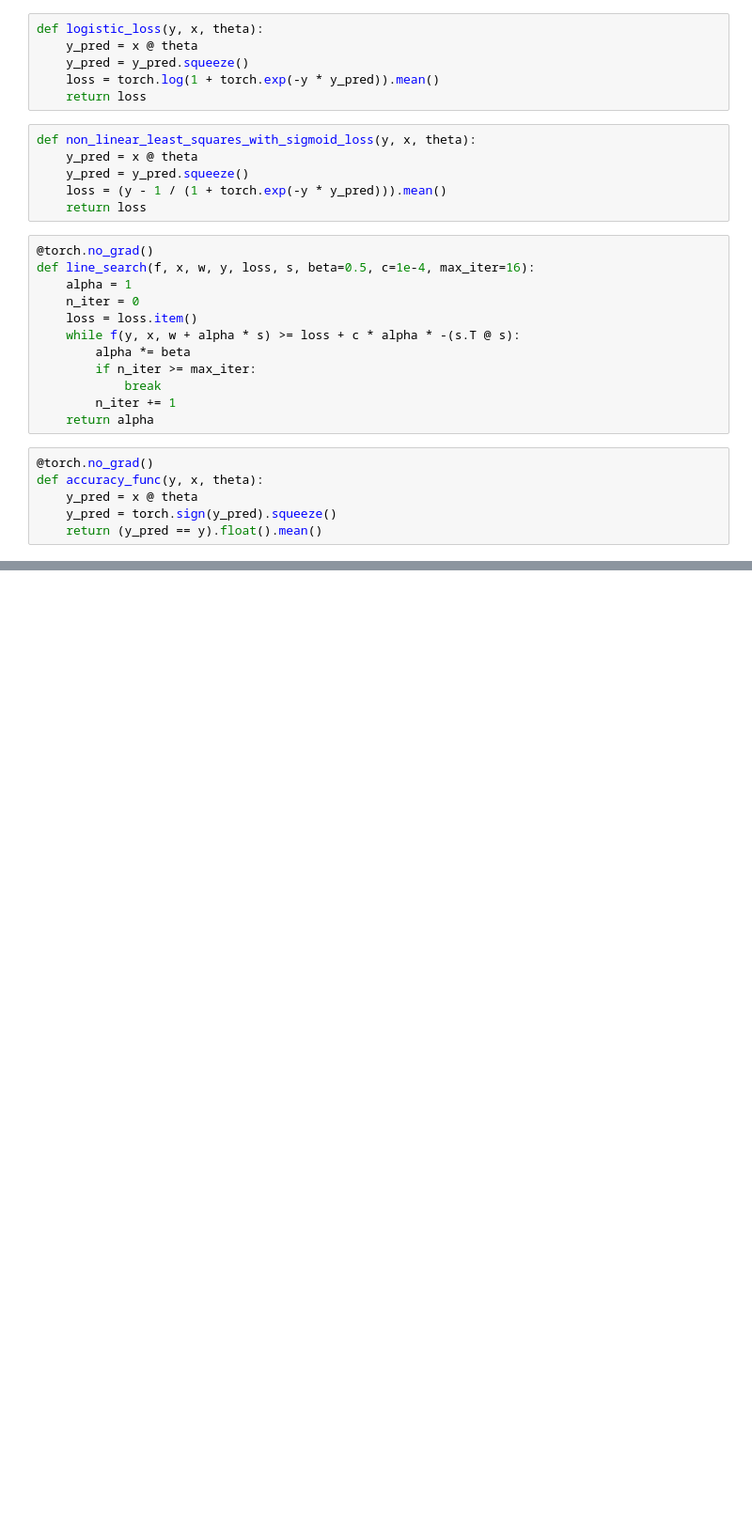
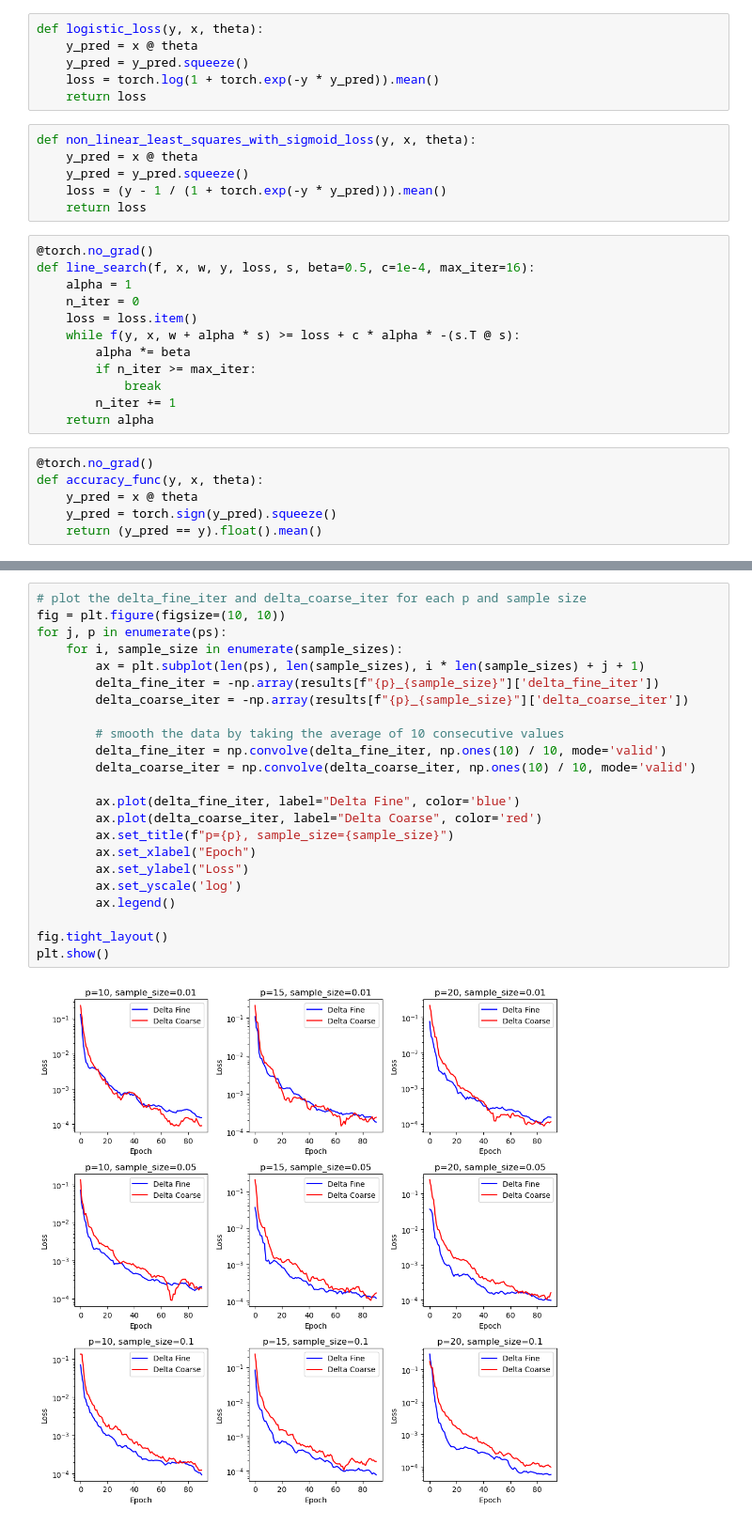
Before and after one commit to Careeza/two-level_project, a Jupyter notebook: project.ipynb, the cells around one changed output, grey strips where cells are left out. Shown at 94% size. Cells and saved outputs as stored; diff of their text form; blank space fills up the shorter version.

```diff
--- a/project.ipynb
+++ b/project.ipynb
@@ -172,0 +353,25 @@ plt.show()
+# %%
+# plot the delta_fine_iter and delta_coarse_iter for each p and sample size
+fig = plt.figure(figsize=(10, 10))
+for j, p in enumerate(ps):
+	for i, sample_size in enumerate(sample_sizes):
+		ax = plt.subplot(len(ps), len(sample_sizes), i * len(sample_sizes) + j + 1)
+		delta_fine_iter = -np.array(results[f"{p}_{sample_size}"]['delta_fine_iter'])
+		delta_coarse_iter = -np.array(results[f"{p}_{sample_size}"]['delta_coarse_iter'])
+
+		# smooth the data by taking the average of 10 consecutive values
+		delta_fine_iter = np.convolve(delta_fine_iter, np.ones(10) / 10, mode='valid')
+		delta_coarse_iter = np.convolve(delta_coarse_iter, np.ones(10) / 10, mode='valid')
+
+		ax.plot(delta_fine_iter, label="Delta Fine", color='blue')
+		ax.plot(delta_coarse_iter, label="Delta Coarse", color='red')
+		ax.set_title(f"p={p}, sample_size={sample_size}")
+		ax.set_xlabel("Epoch")
+		ax.set_ylabel("Loss")
+		ax.set_yscale('log')
+		ax.legend()
+
+fig.tight_layout()
+plt.show()
+# %% [output]
+[figure, added]
```
Also changed, not shown: parts of 39 cells of this notebook.
